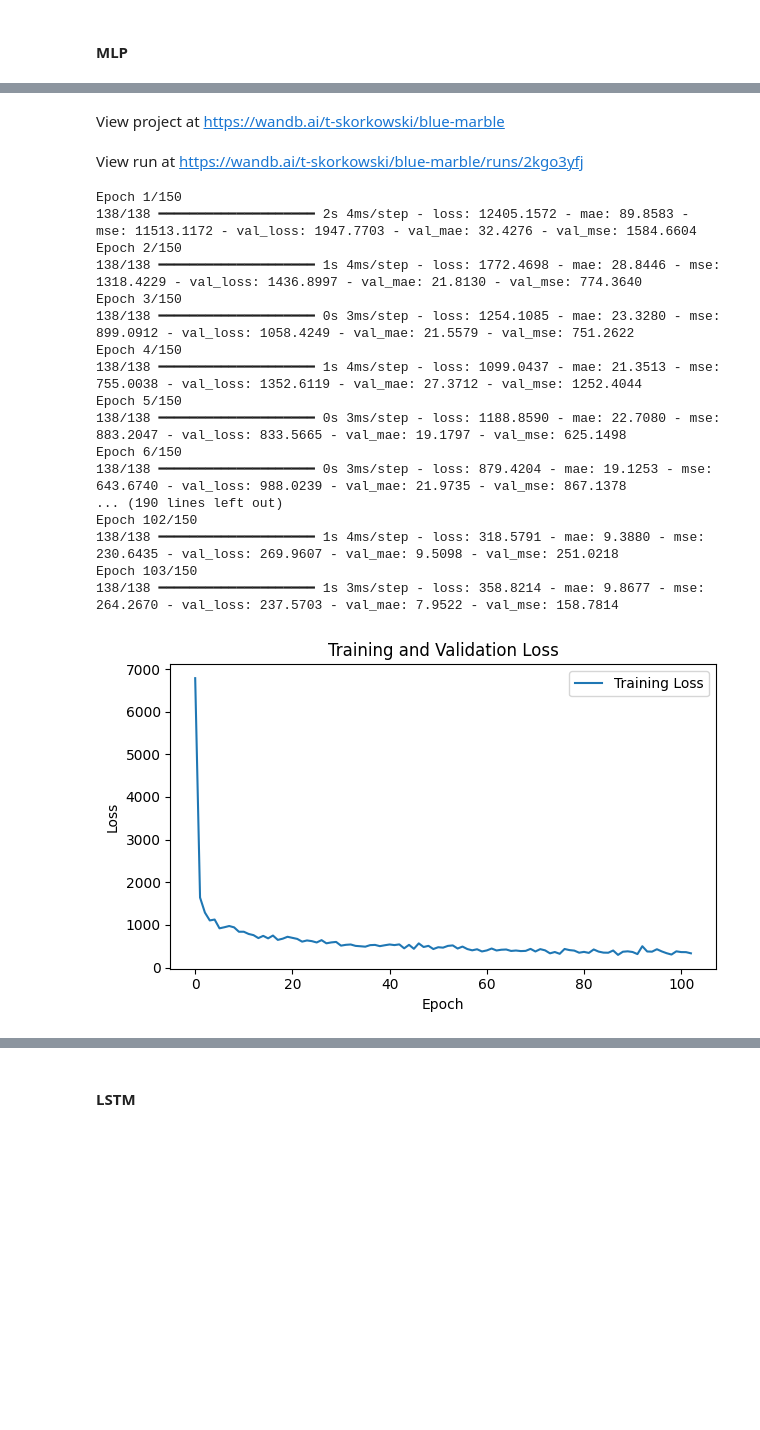
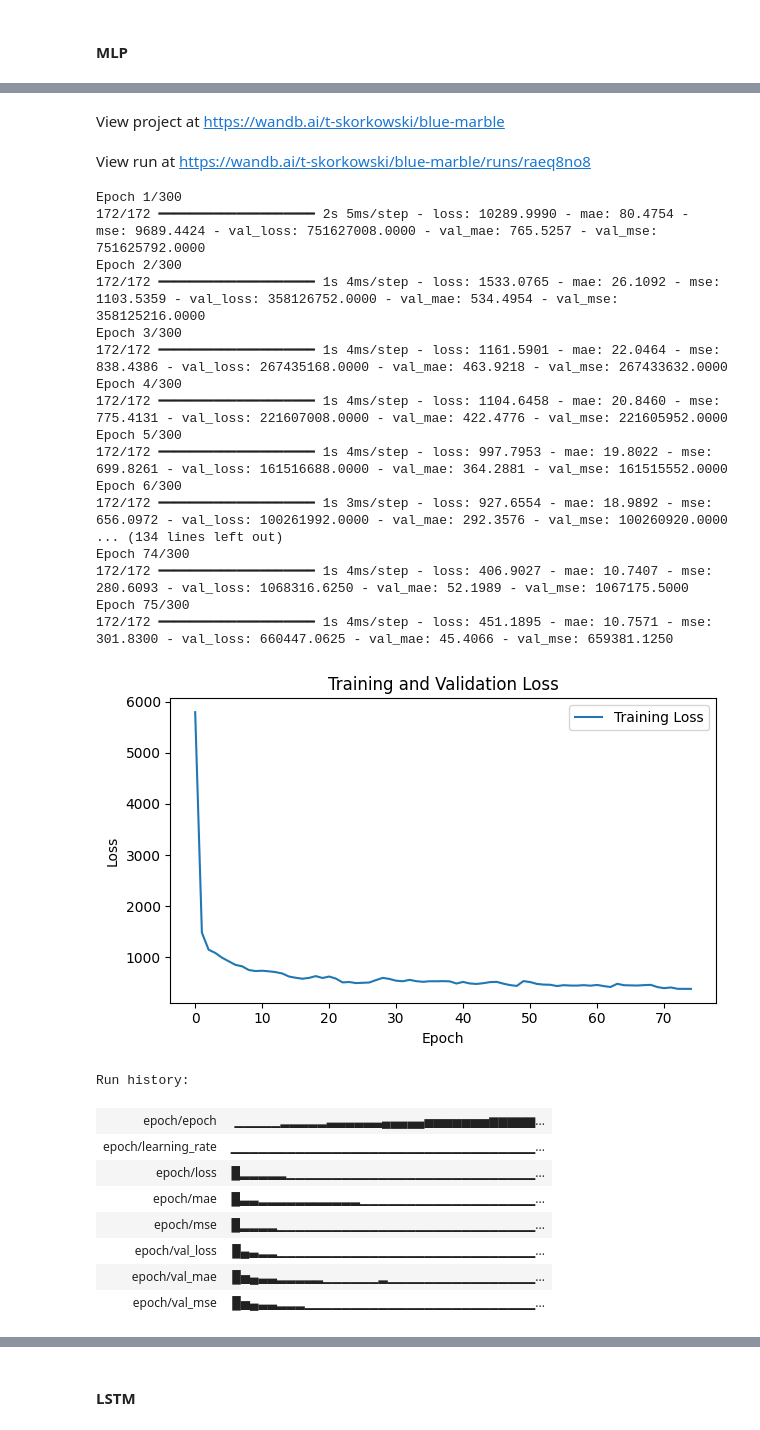
Before and after one commit to tskorkowski/crop_yield_prediction_CAS, a Jupyter notebook: 2_gc-pipeline/notebooks/training.ipynb, the cells around one changed output, grey strips where cells are left out. Saved outputs shown, nothing was run; the diff lists cells and outputs as text; code cells hidden in the pictures; blank space fills up the shorter version.

```diff
--- a/2_gc-pipeline/notebooks/training.ipynb
+++ b/2_gc-pipeline/notebooks/training.ipynb
@@ -41,15 +44,16 @@ mlp_dataset.shape
 # %%
-wandb.init(project="blue-marble")
 
 mlp_config = {
-    "input_shape": (9 * 60 * 3),
+    "input_shape": (config_data["months"]
+                  * config_data["num_buckets"]
+                  * config_data["num_bands"],),
     "no_units": [100,] * 5,
 }
 mlp_model = Mlp(**mlp_config)
-mlp_model.compile(learning_rate=0.0003, loss=pen_low_loss, metrics=["mae", "mse"])
+mlp_model.compile(learning_rate=0.00001, loss=pen_low_loss, metrics=["mae", "mse"])
 mlp_model.fit(mlp_train_dataset,
          mlp_val_dataset,
-         epochs=150)
+         epochs=300)
 
 # After training
 original_weights = [w.numpy() for w in mlp_model.weights]
@@ -65,20 +67,29 @@ Syncing run flashing-light-184 to Weights & Biases (docs)
 View project at https://wandb.ai/t-skorkowski/blue-marble
-View run at https://wandb.ai/t-skorkowski/blue-marble/runs/2kgo3yfj
+View run at https://wandb.ai/t-skorkowski/blue-marble/runs/raeq8no8
+Epoch 1/300
+172/172 ━━━━━━━━━━━━━━━━━━━━ 2s 5ms/step - loss: 10289.9990 - mae: 80.4754 - mse: 9689.4424 - val_loss: 751627008.0000 - val_mae: 765.5257 - val_mse: 751625792.0000
+Epoch 2/300
+172/172 ━━━━━━━━━━━━━━━━━━━━ 1s 4ms/step - loss: 1533.0765 - mae: 26.1092 - mse: 1103.5359 - val_loss: 358126752.0000 - val_mae: 534.4954 - val_mse: 358125216.0000
+Epoch 3/300
+172/172 ━━━━━━━━━━━━━━━━━━━━ 1s 4ms/step - loss: 1161.5901 - mae: 22.0464 - mse: 838.4386 - val_loss: 267435168.0000 - val_mae: 463.9218 - val_mse: 267433632.0000
+Epoch 4/300
+172/172 ━━━━━━━━━━━━━━━━━━━━ 1s 4ms/step - loss: 1104.6458 - mae: 20.8460 - mse: 775.4131 - val_loss: 221607008.0000 - val_mae: 422.4776 - val_mse: 221605952.0000
+Epoch 5/300
+172/172 ━━━━━━━━━━━━━━━━━━━━ 1s 4ms/step - loss: 997.7953 - mae: 19.8022 - mse: 699.8261 - val_loss: 161516688.0000 - val_mae: 364.2881 - val_mse: 161515552.0000
+Epoch 6/300
+172/172 ━━━━━━━━━━━━━━━━━━━━ 1s 3ms/step - loss: 927.6554 - mae: 18.9892 - mse: 656.0972 - val_loss: 100261992.0000 - val_mae: 292.3576 - val_mse: 100260920.0000
+... (134 lines left out)
+Epoch 74/300
+172/172 ━━━━━━━━━━━━━━━━━━━━ 1s 4ms/step - loss: 406.9027 - mae: 10.7407 - mse: 280.6093 - val_loss: 1068316.6250 - val_mae: 52.1989 - val_mse: 1067175.5000
+Epoch 75/300
+172/172 ━━━━━━━━━━━━━━━━━━━━ 1s 4ms/step - loss: 451.1895 - mae: 10.7571 - mse: 301.8300 - val_loss: 660447.0625 - val_mae: 45.4066 - val_mse: 659381.1250
+[figure, new version]
-Epoch 1/150
-138/138 ━━━━━━━━━━━━━━━━━━━━ 2s 4ms/step - loss: 12405.1572 - mae: 89.8583 - mse: 11513.1172 - val_loss: 1947.7703 - val_mae: 32.4276 - val_mse: 1584.6604
-Epoch 2/150
-138/138 ━━━━━━━━━━━━━━━━━━━━ 1s 4ms/step - loss: 1772.4698 - mae: 28.8446 - mse: 1318.4229 - val_loss: 1436.8997 - val_mae: 21.8130 - val_mse: 774.3640
-Epoch 3/150
-138/138 ━━━━━━━━━━━━━━━━━━━━ 0s 3ms/step - loss: 1254.1085 - mae: 23.3280 - mse: 899.0912 - val_loss: 1058.4249 - val_mae: 21.5579 - val_mse: 751.2622
-Epoch 4/150
-138/138 ━━━━━━━━━━━━━━━━━━━━ 1s 4ms/step - loss: 1099.0437 - mae: 21.3513 - mse: 755.0038 - val_loss: 1352.6119 - val_mae: 27.3712 - val_mse: 1252.4044
-Epoch 5/150
-138/138 ━━━━━━━━━━━━━━━━━━━━ 0s 3ms/step - loss: 1188.8590 - mae: 22.7080 - mse: 883.2047 - val_loss: 833.5665 - val_mae: 19.1797 - val_mse: 625.1498
-Epoch 6/150
-138/138 ━━━━━━━━━━━━━━━━━━━━ 0s 3ms/step - loss: 879.4204 - mae: 19.1253 - mse: 643.6740 - val_loss: 988.0239 - val_mae: 21.9735 - val_mse: 867.1378
-... (190 lines left out)
-Epoch 102/150
-138/138 ━━━━━━━━━━━━━━━━━━━━ 1s 4ms/step - loss: 318.5791 - mae: 9.3880 - mse: 230.6435 - val_loss: 269.9607 - val_mae: 9.5098 - val_mse: 251.0218
-Epoch 103/150
-138/138 ━━━━━━━━━━━━━━━━━━━━ 1s 3ms/step - loss: 358.8214 - mae: 9.8677 - mse: 264.2670 - val_loss: 237.5703 - val_mae: 7.9522 - val_mse: 158.7814
+Run history:
-[figure, old version]
+| epoch/epoch | ▁▁▁▁▁▂▂▂▂▂▃▃▃▃▃▃▄▄▄▄▄▅▅▅▅▅▅▅▆▆▆▆▆... |
+| epoch/learning_rate | ▁▁▁▁▁▁▁▁▁▁▁▁▁▁▁▁▁▁▁▁▁▁▁▁▁▁▁▁▁▁▁▁▁... |
+| epoch/loss | █▂▂▂▂▂▁▁▁▁▁▁▁▁▁▁▁▁▁▁▁▁▁▁▁▁▁▁▁▁▁▁▁... |
+| epoch/mae | █▃▃▂▂▂▂▂▂▂▂▂▂▂▁▁▁▁▁▁▁▁▁▁▁▁▁▁▁▁▁▁▁... |
+| epoch/mse | █▂▂▂▂▁▁▁▁▁▁▁▁▁▁▁▁▁▁▁▁▁▁▁▁▁▁▁▁▁▁▁▁... |
+| epoch/val_loss | █▄▃▂▂▁▁▁▁▁▁▁▁▁▁▁▁▁▁▁▁▁▁▁▁▁▁▁▁▁▁▁▁... |
+| epoch/val_mae | █▅▄▃▃▂▂▂▂▂▁▁▁▁▁▁▂▁▁▁▁▁▁▁▁▁▁▁▁▁▁▁▁... |
+| epoch/val_mse | █▅▄▃▃▂▂▂▁▁▁▁▁▁▁▁▁▁▁▁▁▁▁▁▁▁▁▁▁▁▁▁▁... |
```
Also changed, not shown: parts of 27 cells of this notebook, 16 other files.
